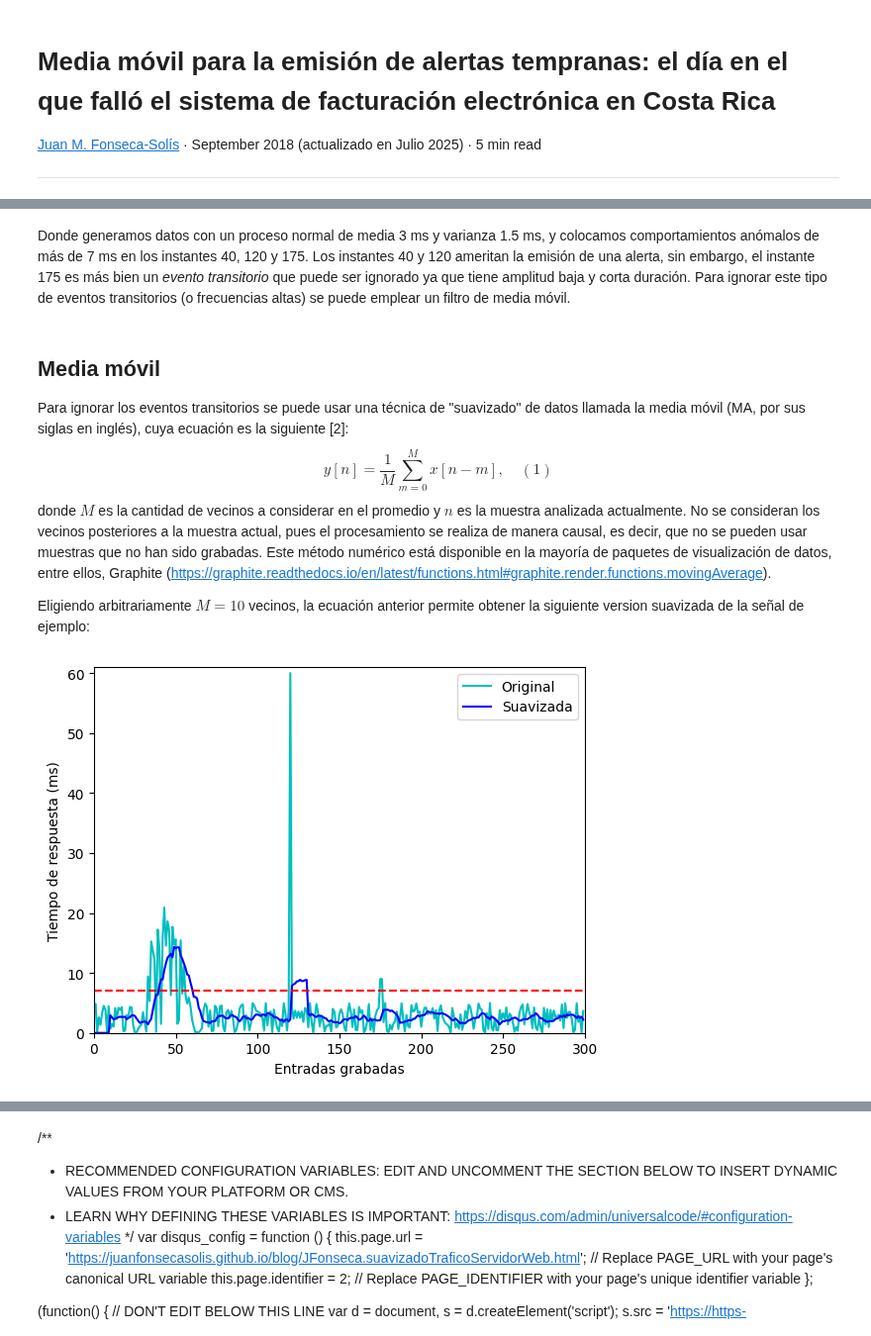
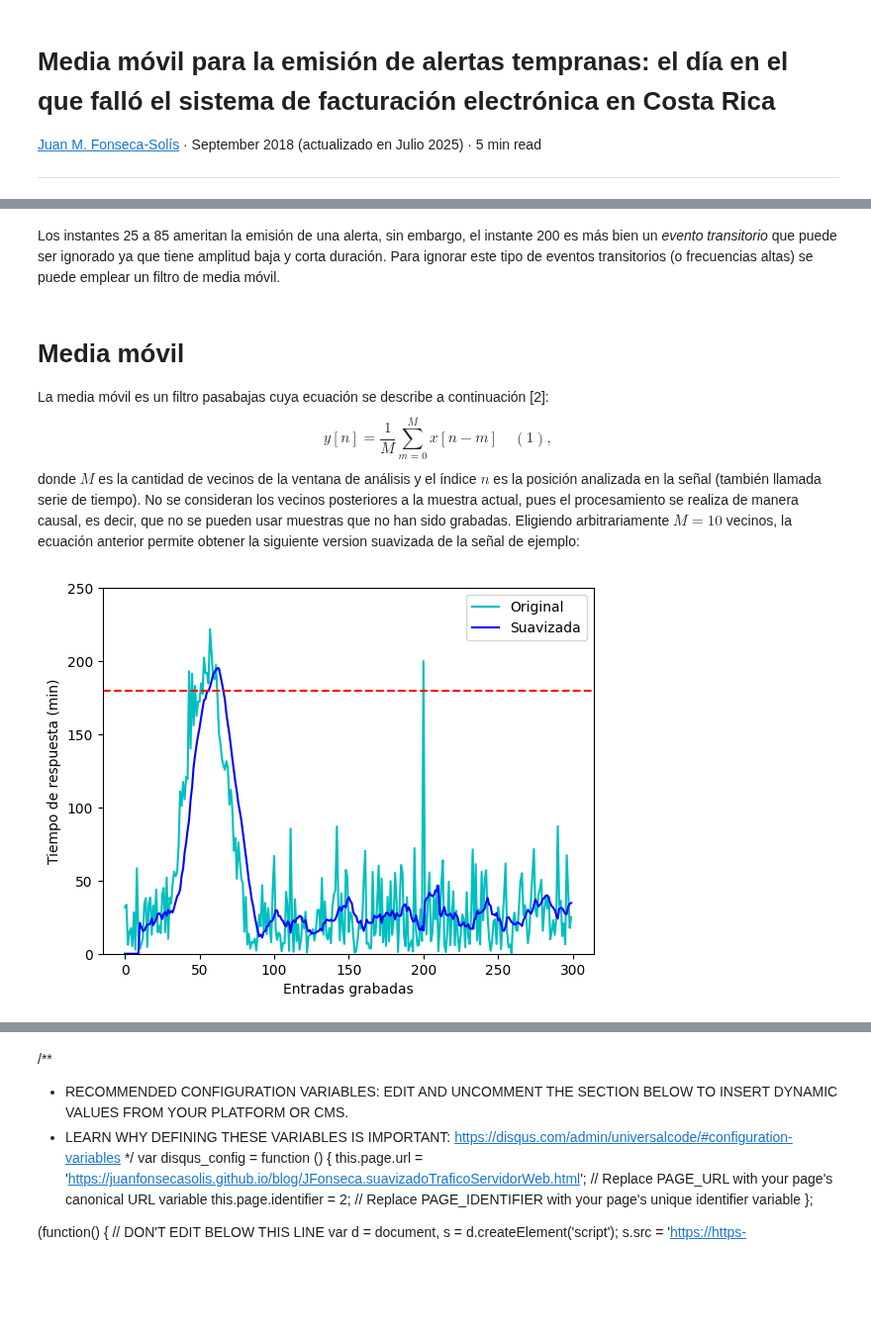
Before and after one commit to juanfonsecasolis/juanfonsecasolis.github.io, a Jupyter notebook: blog/ipynb/JFonseca.suavizadoTraficoServidorWeb.ipynb, the cells around one changed output, grey strips where cells are left out. Shown at 99% size. Drawn from its saved outputs; the diff is of its cells as text; code cells hidden in the pictures; blank space fills up the shorter version.

Commit message:
Mejorando notebook de la media movil.

```diff
--- a/blog/ipynb/JFonseca.suavizadoTraficoServidorWeb.ipynb
+++ b/blog/ipynb/JFonseca.suavizadoTraficoServidorWeb.ipynb
@@ -26,18 +21,18 @@ import matplotlib.pylab as plt
 import numpy as np;
 
 N = 300
-mu, sigma = 3, 1.5
-x = np.random.normal(mu, sigma, N)
+mu, sigma = 5, 30
+x = np.abs(np.random.normal(mu, sigma, N))
 
-x[25:65] = np.multiply(x[25:65],6*np.hanning(40))
-x[120] = 60
-x[175:177] = 20
+n0=25
+x[n0:n0+60] += 180*np.hanning(60)
+x[200] = 200
 
+plt.figure()
 plt.plot(x)
-plt.xlim([0,N])
-plt.ylim([0,max(x)+1])
-plt.axhline(y=7, color='r', linestyle='--')
+plt.axhline(y=180, color='r', linestyle='--')
+plt.ylim([0, 250])
 plt.xlabel('Entradas grabadas')
-plt.ylabel('Tiempo de respuesta (ms)')
+plt.ylabel('Tiempo de respuesta (min)')
 plt.show()
 # %% [output]
@@ -45,28 +40,27 @@ plt.show()
 # %% [markdown]
-Donde generamos datos con un proceso normal de media 3 ms y varianza 1.5 ms, y colocamos comportamientos anómalos de más de 7 ms en los instantes 40, 120 y 175. Los instantes 40 y 120 ameritan la emisión de una alerta, sin embargo, el instante 175 es más bien un *evento transitorio* que puede ser ignorado ya que tiene amplitud baja y corta duración. Para ignorar este tipo de eventos transitorios (o frecuencias altas) se puede emplear un filtro de media móvil.
+Los instantes 25 a 85 ameritan la emisión de una alerta, sin embargo, el instante 200 es más bien un *evento transitorio* que puede ser ignorado ya que tiene amplitud baja y corta duración. Para ignorar este tipo de eventos transitorios (o frecuencias altas) se puede emplear un filtro de media móvil.
 # %% [markdown]
-## Media móvil
-Para ignorar los eventos transitorios se puede usar una técnica de "suavizado" de datos llamada la media móvil (MA, por sus siglas en inglés), cuya ecuación es la siguiente [2]:
+# Media móvil
+La media móvil es un filtro pasabajas cuya ecuación se describe a continuación [2]:
 $$
-    y[n] = \frac{1}{M}\sum_{m=0}^{M}{x[n-m]},\quad (1)
+    y[n] = \frac{1}{M}\sum_{m=0}^{M}{x[n-m]}\quad (1),
 $$
-donde $M$ es la cantidad de vecinos a considerar en el promedio y $n$ es la muestra analizada actualmente. No se consideran los vecinos posteriores a la muestra actual, pues el procesamiento se realiza de manera causal, es decir, que no se pueden usar muestras que no han sido grabadas. Este método numérico está disponible en la mayoría de paquetes de visualización de datos, entre ellos, Graphite (https://graphite.readthedocs.io/en/latest/functions.html#graphite.render.functions.movingAverage).
-
-Eligiendo arbitrariamente $M=10$ vecinos, la ecuación anterior permite obtener la siguiente version suavizada de la señal de ejemplo:
+donde $M$ es la cantidad de vecinos de la ventana de análisis y el índice $n$ es la posición analizada en la señal (también llamada serie de tiempo). No se consideran los vecinos posteriores a la muestra actual, pues el procesamiento se realiza de manera causal, es decir, que no se pueden usar muestras que no han sido grabadas. Eligiendo arbitrariamente $M=10$ vecinos, la ecuación anterior permite obtener la siguiente version suavizada de la señal de ejemplo:
 # %%
 y = [0.0]*N
 M=10
+
 for n in range(M,N):
     y[n] = np.sum(x[n-M:n])/M
-#figure(figsize=(15, 3), dpi= 150, facecolor='w', edgecolor='k')
+
+plt.figure()
 plt.plot(x,'c',label='Original')
 plt.plot(y,'b',label='Suavizada')
-plt.xlim([0,N])
-plt.ylim([0,max(x)+1])
-plt.axhline(y=7, color='r', linestyle='--')
+plt.legend()
+plt.axhline(y=180, color='r', linestyle='--')
+plt.ylim([0, 250])
 plt.xlabel('Entradas grabadas')
-plt.ylabel('Tiempo de respuesta (ms)')
-plt.legend()
+plt.ylabel('Tiempo de respuesta (min)')
 plt.show()
 # %% [output]
-[figure, old version]
+[figure, new version]
```
Also changed, not shown: parts of 8 cells of this notebook, 1 other file.
